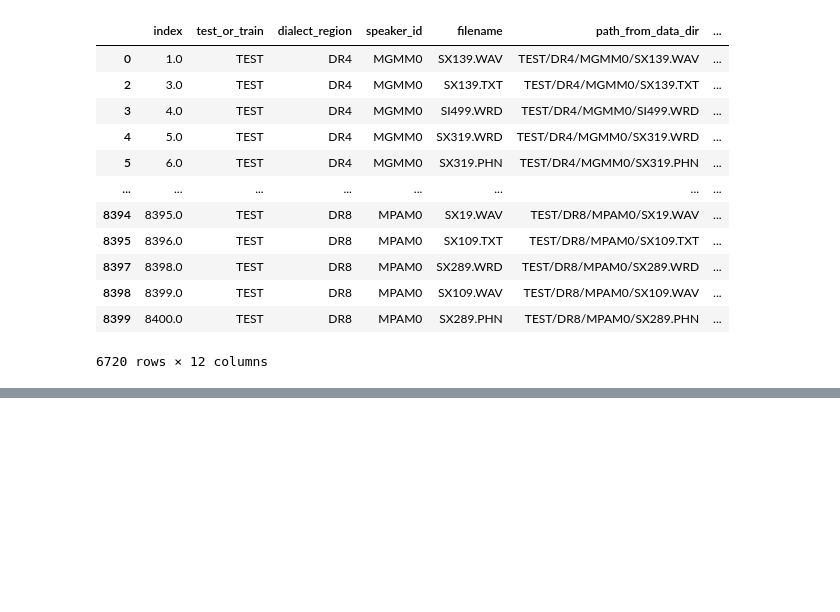
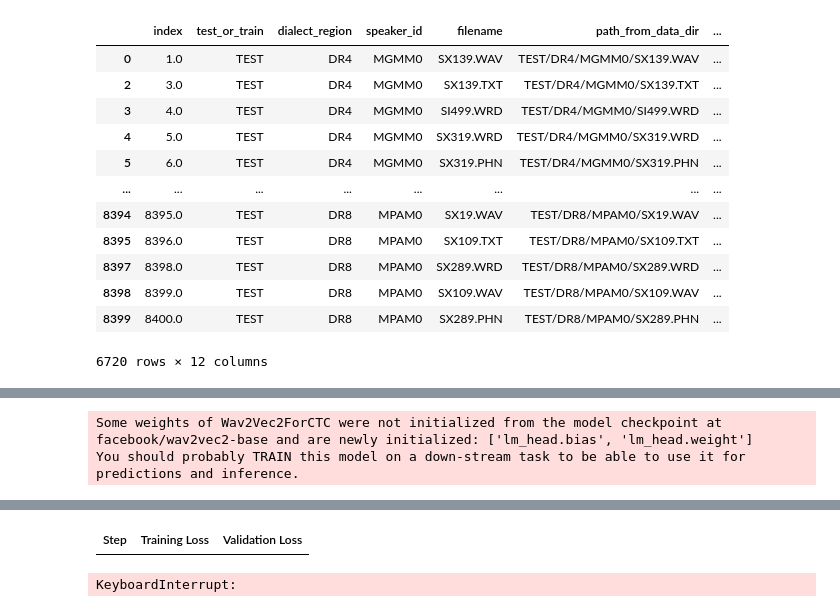
Before and after one commit to PelArtur/phoneme_recognition, a Jupyter notebook: Phoneme_Recongnition.ipynb, the cells around one changed output, grey strips where cells are left out. Saved outputs shown, nothing was run; the diff lists cells and outputs as text; code cells hidden in the pictures; blank space fills up the shorter version.

Commit message:
add training of Wav2Vec2

```diff
--- a/Phoneme_Recongnition.ipynb
+++ b/Phoneme_Recongnition.ipynb
@@ -139,5 +153,5 @@ def transform_dataset(df: pd.DataFrame) -> dict[str]:
         PHONETIC_KEY: phonetic_files
     }
 # %%
-train = transform_dataset(df_train)
+train_val = transform_dataset(df_train)
 test = transform_dataset(df_test)
@@ -147,0 +315,11 @@ dict_keys(['audio_file', 'word_file', 'phonetic_file'])
+# %%
+data_collator = DataCollatorCTCWithPadding(processor=processor, padding=True)
+model = Wav2Vec2ForCTC.from_pretrained(
+    "facebook/wav2vec2-base",
+    ctc_loss_reduction="mean",
+    pad_token_id=processor.tokenizer.pad_token_id,
+    vocab_size = len(vocab_dict)
+)
+# %% [output]
+Some weights of Wav2Vec2ForCTC were not initialized from the model checkpoint at facebook/wav2vec2-base and are newly initialized: ['lm_head.bias', 'lm_head.weight']
+You should probably TRAIN this model on a down-stream task to be able to use it for predictions and inference.
@@ -147,0 +328,35 @@ dict_keys(['audio_file', 'word_file', 'phonetic_file'])
+# %%
+LEARNING_RATE = 1e-4
+BATCH_SIZE    = 8
+EPOCHS        = 20
+
+training_args = TrainingArguments(
+    output_dir="./results",
+    push_to_hub=False,
+    group_by_length=True,
+    per_device_train_batch_size=BATCH_SIZE,
+    num_train_epochs=EPOCHS,
+    eval_strategy="steps",
+    fp16=True,
+    gradient_checkpointing=True,
+    save_steps=500,
+    eval_steps=500,
+    logging_steps=500,
+    learning_rate=LEARNING_RATE,
+    warmup_steps=1000,
+    load_best_model_at_end=True,
+    no_cuda=False
+    )
+# %%
+trainer = Trainer(
+    model=model,
+    data_collator=data_collator,
+    args=training_args,
+    compute_metrics=calculate_metric,
+    train_dataset=train_dataset,
+    eval_dataset=val_dataset,
+    tokenizer=processor.feature_extractor
+)
+# %%
+trainer.train()
+# %% [output]
@@ -147,0 +364,2 @@ dict_keys(['audio_file', 'word_file', 'phonetic_file'])
+| Step | Training Loss | Validation Loss |
+KeyboardInterrupt:
```
Also changed, not shown: parts of 28 cells of this notebook, 2 other files.
